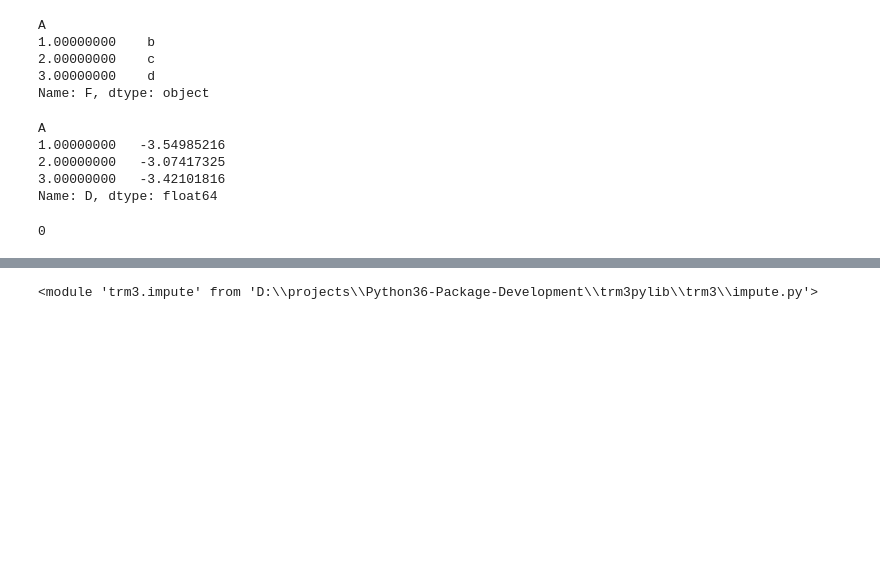
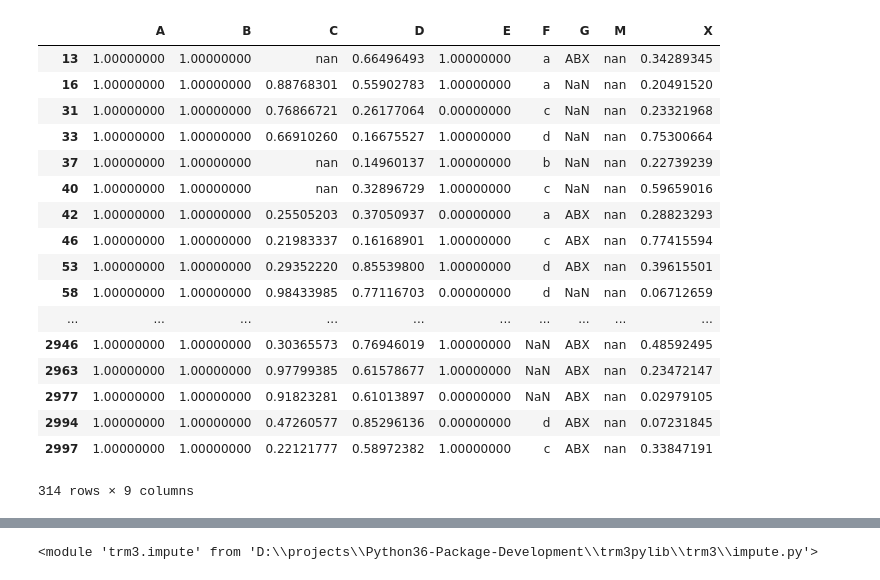
Before and after one commit to u36073/trm3pylib, a Jupyter notebook: trm3pylib testing 002.ipynb, the cells around one changed output, grey strips where cells are left out. Drawn from its saved outputs; the diff is of its cells as text; code cells hidden in the pictures; blank space fills up the shorter version.

```diff
--- a/trm3pylib testing 002.ipynb
+++ b/trm3pylib testing 002.ipynb
@@ -58,19 +58,24 @@ df
 3000 rows × 9 columns
-# %%
-df.groupby(["A"])["F"].agg(lambda x: pandas.Series.mode(x).tolist()[0])
-df.groupby(["A"])["D"].agg(lambda x: scipy.stats.mode(x)[0][0])
-# %% [output]
-A
-1.00000000    b
-2.00000000    c
-3.00000000    d
-Name: F, dtype: object
-A
-1.00000000   -3.54985216
-2.00000000   -3.07417325
-3.00000000   -3.42101816
-Name: D, dtype: float64
-# %%
-df["M"].nunique()
-# %% [output]
-0
+# %%
+map = (df["A"]==1) & (df["B"]==1)
+df.loc[map,"E"]=df.loc[map,"E"].fillna(value=0, inplace=False)
+df.loc[map,:]
+# %% [output]
+|  | A | B | C | D | E | F | G | M | X |
+| 13 | 1.00000000 | 1.00000000 | nan | 0.66496493 | 1.00000000 | a | ABX | nan | 0.34289345 |
+| 16 | 1.00000000 | 1.00000000 | 0.88768301 | 0.55902783 | 1.00000000 | a | NaN | nan | 0.20491520 |
+| 31 | 1.00000000 | 1.00000000 | 0.76866721 | 0.26177064 | 0.00000000 | c | NaN | nan | 0.23321968 |
+| 33 | 1.00000000 | 1.00000000 | 0.66910260 | 0.16675527 | 1.00000000 | d | NaN | nan | 0.75300664 |
+| 37 | 1.00000000 | 1.00000000 | nan | 0.14960137 | 1.00000000 | b | NaN | nan | 0.22739239 |
+| 40 | 1.00000000 | 1.00000000 | nan | 0.32896729 | 1.00000000 | c | NaN | nan | 0.59659016 |
+| 42 | 1.00000000 | 1.00000000 | 0.25505203 | 0.37050937 | 0.00000000 | a | ABX | nan | 0.28823293 |
+| 46 | 1.00000000 | 1.00000000 | 0.21983337 | 0.16168901 | 1.00000000 | c | ABX | nan | 0.77415594 |
+| 53 | 1.00000000 | 1.00000000 | 0.29352220 | 0.85539800 | 1.00000000 | d | ABX | nan | 0.39615501 |
+| 58 | 1.00000000 | 1.00000000 | 0.98433985 | 0.77116703 | 0.00000000 | d | NaN | nan | 0.06712659 |
+| ... | ... | ... | ... | ... | ... | ... | ... | ... | ... |
+| 2946 | 1.00000000 | 1.00000000 | 0.30365573 | 0.76946019 | 1.00000000 | NaN | ABX | nan | 0.48592495 |
+| 2963 | 1.00000000 | 1.00000000 | 0.97799385 | 0.61578677 | 1.00000000 | NaN | ABX | nan | 0.23472147 |
+| 2977 | 1.00000000 | 1.00000000 | 0.91823281 | 0.61013897 | 0.00000000 | NaN | ABX | nan | 0.02979105 |
+| 2994 | 1.00000000 | 1.00000000 | 0.47260577 | 0.85296136 | 0.00000000 | d | ABX | nan | 0.07231845 |
+| 2997 | 1.00000000 | 1.00000000 | 0.22121777 | 0.58972382 | 1.00000000 | c | ABX | nan | 0.33847191 |
+314 rows × 9 columns
```
Also changed, not shown: parts of 2 cells of this notebook, 2 other files.
